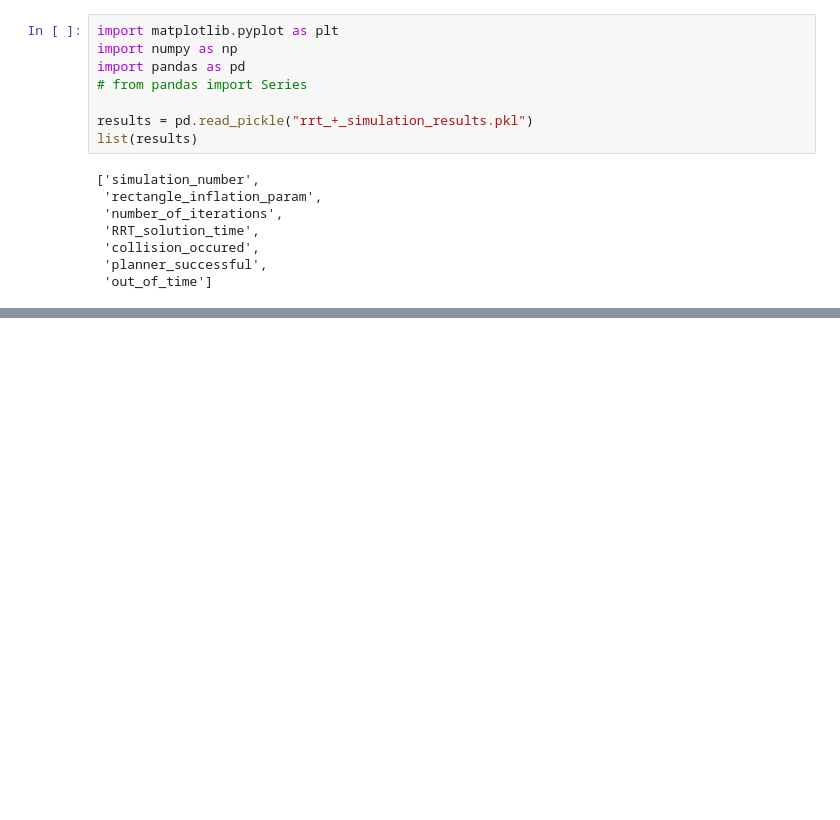
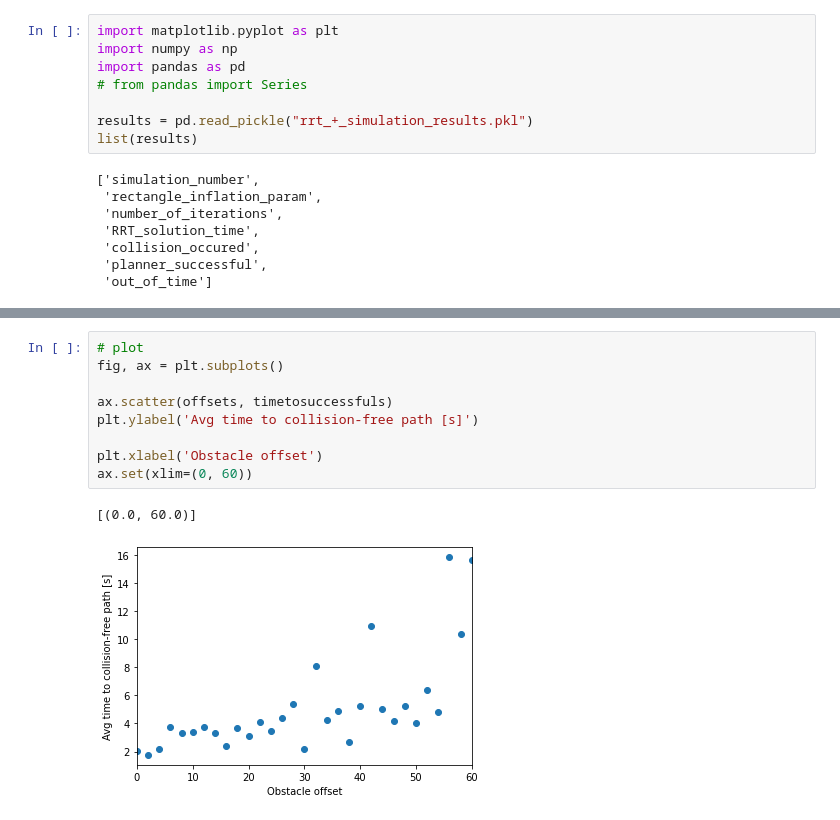
Before and after one commit to Alxkory/PMD_Project_group2, a Jupyter notebook: Testing notebook.ipynb, the cells around one changed output, grey strips where cells are left out. Drawn from its saved outputs; the diff is of its cells as text; blank space fills up the shorter version.

```diff
--- a/Testing notebook.ipynb
+++ b/Testing notebook.ipynb
@@ -379,0 +354,12 @@ ax.set(xlim=(0, 60))
+# %%
+# plot
+fig, ax = plt.subplots()
+
+ax.scatter(offsets, timetosuccessfuls)
+plt.ylabel('Avg time to collision-free path [s]')
+
+plt.xlabel('Obstacle offset')
+ax.set(xlim=(0, 60))
+# %% [output]
+[(0.0, 60.0)]
+[figure, added]
```
Also changed, not shown: parts of 11 cells of this notebook.
